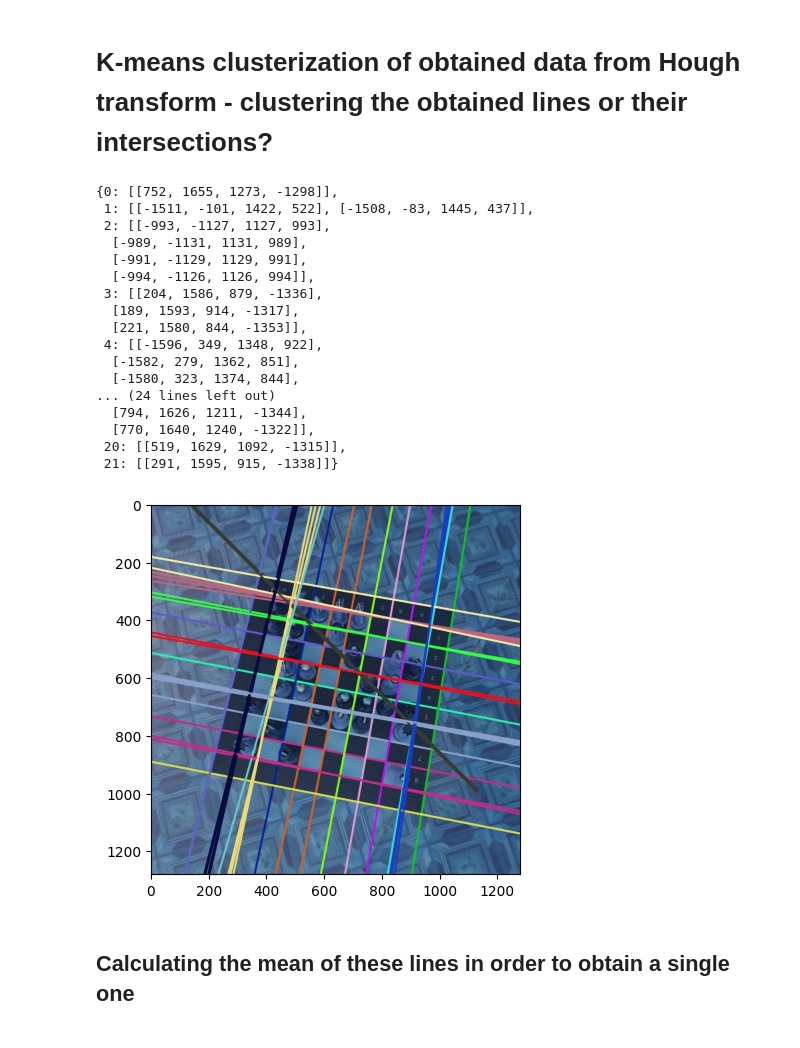
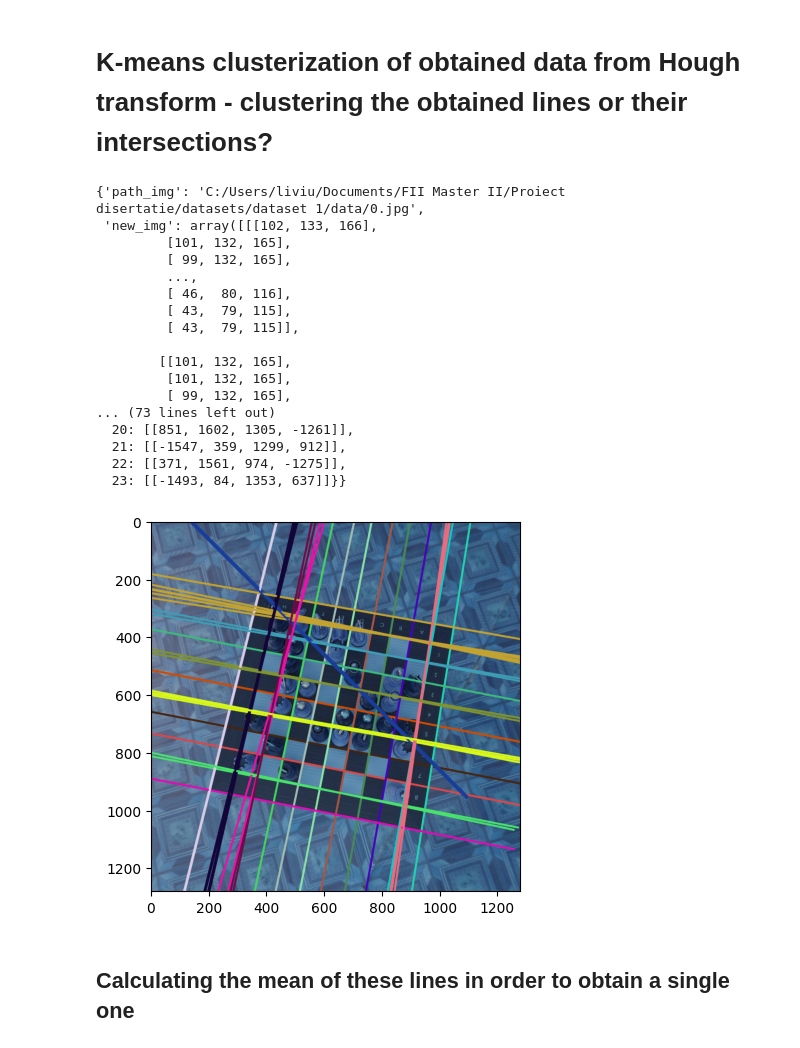
Before and after one commit to livonschistrate/Chess_in_CV_study, a Jupyter notebook: notebooks/kmeans_clusterizations.ipynb, the cells around one changed output. Cells and saved outputs as stored; diff of their text form; code cells hidden in the pictures.

Commit message:
kmeans cluster update

```diff
--- a/notebooks/kmeans_clusterizations.ipynb
+++ b/notebooks/kmeans_clusterizations.ipynb
@@ -13,51 +13,56 @@ filename = 'C:/Users/liviu/Documents/FII Master II/Proiect disertatie/datasets/d
 # %%
 from sklearn.cluster import KMeans
 
-def kmeans_cluster_lines(lines, n_clusters=22):
+def kmeans_cluster_lines(filename, lines, n_clusters=22):
 
     # In k-means, we should know exactly the number of clusters
     # For detecting lines in chesssboard images, we have
     # 9x2 chess margins (horizontal and vertical) + 4 board margins = 22 groups of lines
     kmeans = KMeans(n_clusters=n_clusters)
     kmeans.fit(lines)
     cluster_ids = kmeans.labels_
     unique_clusters = np.unique(cluster_ids)
 
     image_copy = cv.imread(filename)
 
     cluster_colors = {i: (np.random.randint(0, 255), np.random.randint(0, 255), np.random.randint(0, 255)) for i in unique_clusters}
     for line, cluster_id in zip(lines, cluster_ids):
         cv.line(image_copy, (line[0], line[1]), (line[2], line[3]), cluster_colors[cluster_id], 5)
     plt.imshow(image_copy)
 
     cluster_dict = {key: [] for key in unique_clusters}
     for i in range(len(cluster_ids)):
         cluster_dict[cluster_ids[i]].append(lines[i])
 
-    return cluster_dict
+    clusters_found = {
+        'path_img': filename,
+        'new_img': image_copy,
+        'dict': cluster_dict
+    }
+
+    return clusters_found
 
 lines = hough_line_detect_response(read_image(filename))
-kmclusters = kmeans_cluster_lines(lines['coords'])
-kmclusters
+kmeans_cluster_lines(filename, lines['coords'], 24)
 # %% [output]
-{0: [[752, 1655, 1273, -1298]],
- 1: [[-1511, -101, 1422, 522], [-1508, -83, 1445, 437]],
- 2: [[-993, -1127, 1127, 993],
-  [-989, -1131, 1131, 989],
-  [-991, -1129, 1129, 991],
-  [-994, -1126, 1126, 994]],
- 3: [[204, 1586, 879, -1336],
-  [189, 1593, 914, -1317],
-  [221, 1580, 844, -1353]],
- 4: [[-1596, 349, 1348, 922],
-  [-1582, 279, 1362, 851],
-  [-1580, 323, 1374, 844],
-... (24 lines left out)
-  [794, 1626, 1211, -1344],
-  [770, 1640, 1240, -1322]],
- 20: [[519, 1629, 1092, -1315]],
- 21: [[291, 1595, 915, -1338]]}
+{'path_img': 'C:/Users/liviu/Documents/FII Master II/Proiect disertatie/datasets/dataset 1/data/0.jpg',
+ 'new_img': array([[[102, 133, 166],
+         [101, 132, 165],
+         [ 99, 132, 165],
+         ...,
+         [ 46,  80, 116],
+         [ 43,  79, 115],
+         [ 43,  79, 115]],
+
+        [[101, 132, 165],
+         [101, 132, 165],
+         [ 99, 132, 165],
+... (73 lines left out)
+  20: [[851, 1602, 1305, -1261]],
+  21: [[-1547, 359, 1299, 912]],
+  22: [[371, 1561, 974, -1275]],
+  23: [[-1493, 84, 1353, 637]]}}
-[figure, old version]
+[figure, new version]
 # %% [markdown]
 ## Calculating the mean of these lines in order to obtain a single one
 # %%
```
Also changed, not shown: parts of 10 cells of this notebook.
